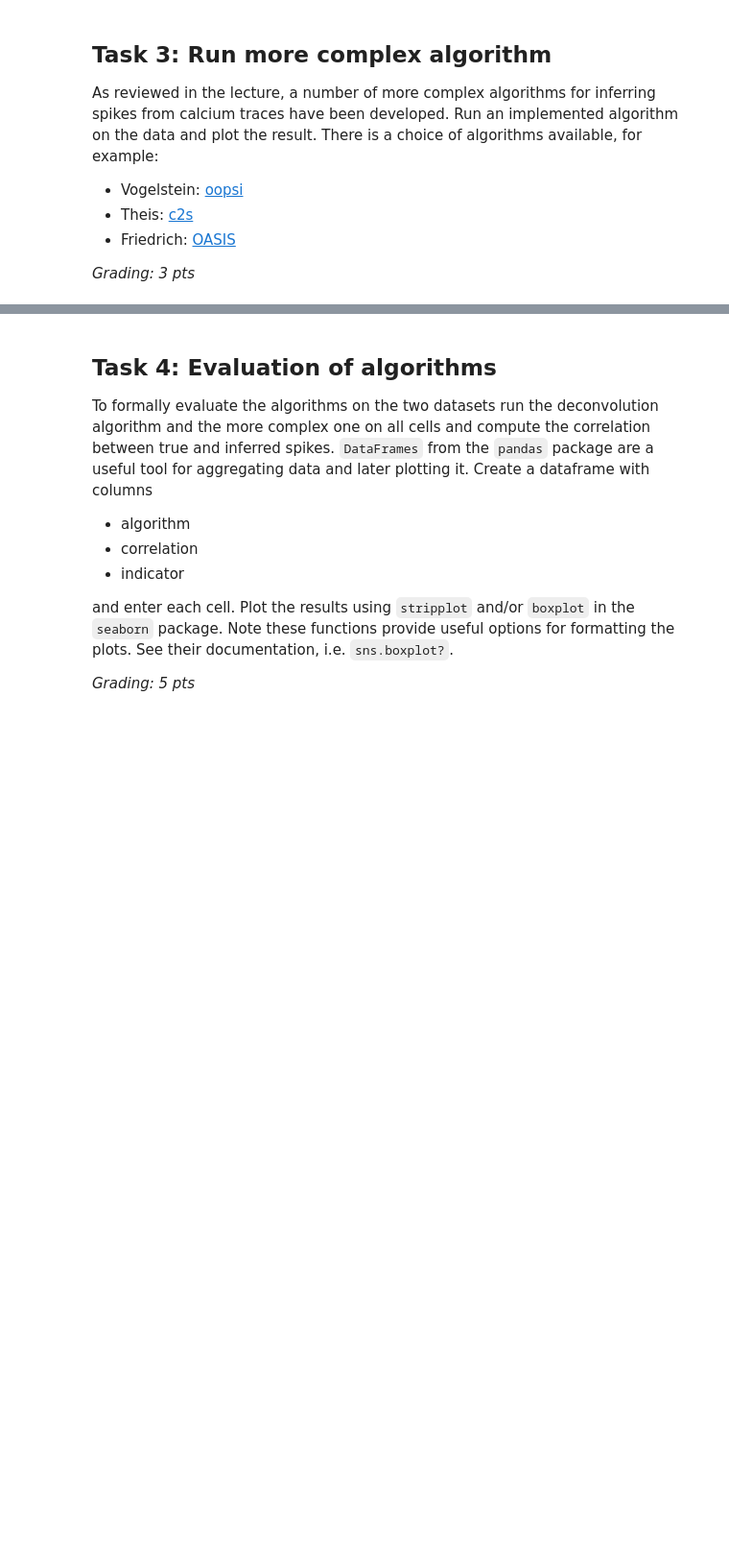
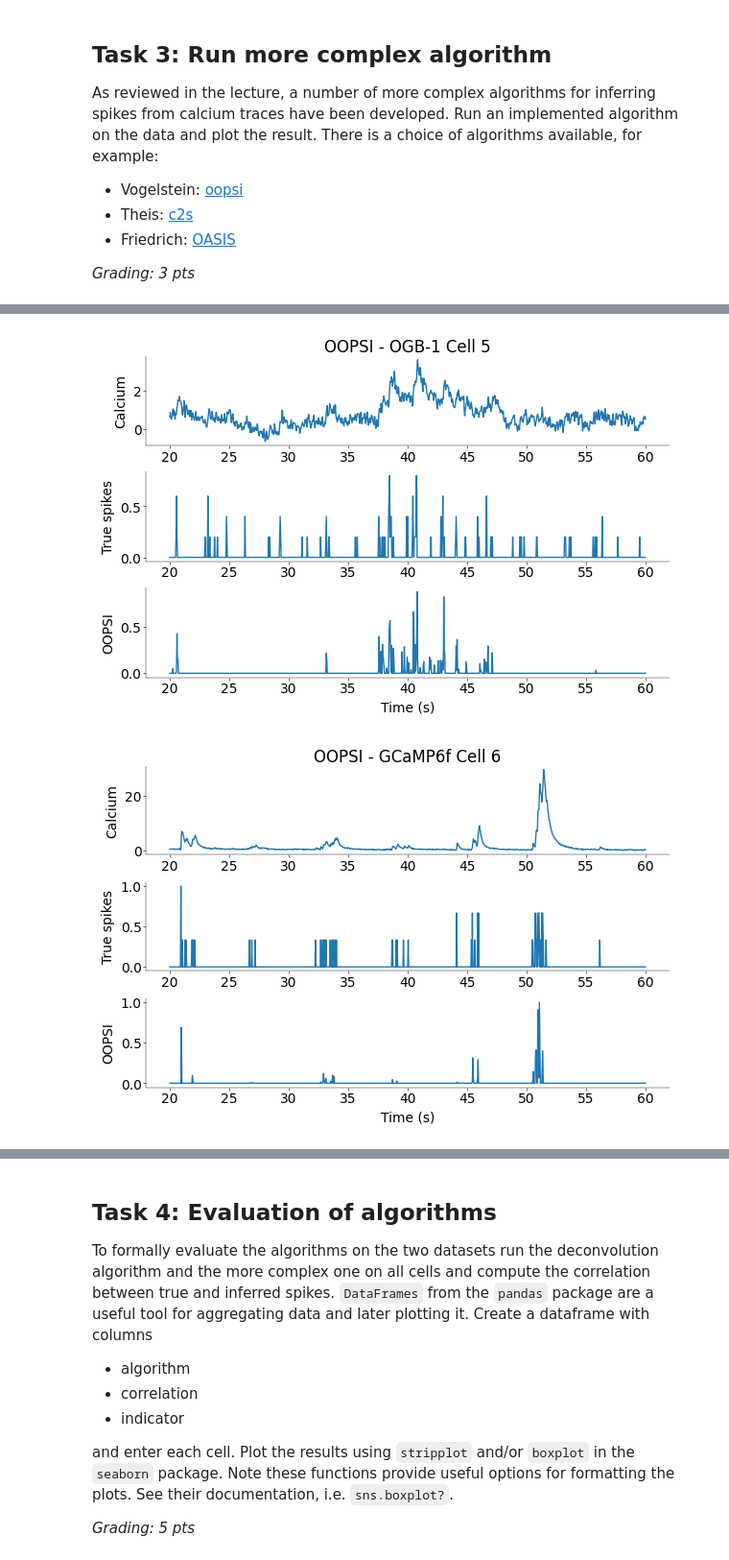
Before and after one commit to moistsoy/Neural-Data-Science, a Jupyter notebook: Lab3/notebooks/CodingLab3.ipynb, the cells around one changed output, grey strips where cells are left out. Shown at 96% size. Saved outputs shown, nothing was run; the diff lists cells and outputs as text; code cells hidden in the pictures; blank space fills up the shorter version.

```diff
--- a/Lab3/notebooks/CodingLab3.ipynb
+++ b/Lab3/notebooks/CodingLab3.ipynb
@@ -418,0 +469,47 @@ fig, axs = plt.subplots(
+# %%
+# -------------------------------------------------------------------------------
+# Plot the results for the OGB and GCamp Cells and describe the results (1+1 pts)
+# -------------------------------------------------------------------------------
+def scale_signal(x):
+    x = np.asarray(x)
+    return x / np.max(x) if np.max(x) > 0 else x
+
+
+# OGB Cell
+fig, axs = plt.subplots(
+    3, 1, figsize=(6, 4), height_ratios=[1, 1, 1], gridspec_kw=dict(hspace=0)
+)
+
+axs[0].plot(t_ogb[ogb_idx], ogb_cal[ogb_idx])
+axs[0].set_ylabel("Calcium")
+axs[0].set_title("OOPSI - OGB-1 Cell 5")
+
+axs[1].plot(t_ogb[ogb_idx], scale_signal(ogb_spk)[ogb_idx])
+axs[1].set_ylabel("True spikes")
+
+axs[2].plot(t_ogb[ogb_idx], scale_signal(ogb_oopsi)[ogb_idx])
+axs[2].set_ylabel("OOPSI")
+axs[2].set_xlabel("Time (s)")
+
+plt.show()
+
+# GCamP Cell
+fig, axs = plt.subplots(
+    3, 1, figsize=(6, 4), height_ratios=[1, 1, 1], gridspec_kw=dict(hspace=0)
+)
+
+axs[0].plot(t_gcamp[gcamp_idx], gcamp_cal[gcamp_idx])
+axs[0].set_ylabel("Calcium")
+axs[0].set_title("OOPSI - GCaMP6f Cell 6")
+
+axs[1].plot(t_gcamp[gcamp_idx], scale_signal(gcamp_spk)[gcamp_idx])
+axs[1].set_ylabel("True spikes")
+
+axs[2].plot(t_gcamp[gcamp_idx], scale_signal(gcamp_oopsi)[gcamp_idx])
+axs[2].set_ylabel("OOPSI")
+axs[2].set_xlabel("Time (s)")
+
+plt.show()
+# %% [output]
+[figure, added]
+[figure, added]
```
Also changed, not shown: parts of 12 cells of this notebook.
